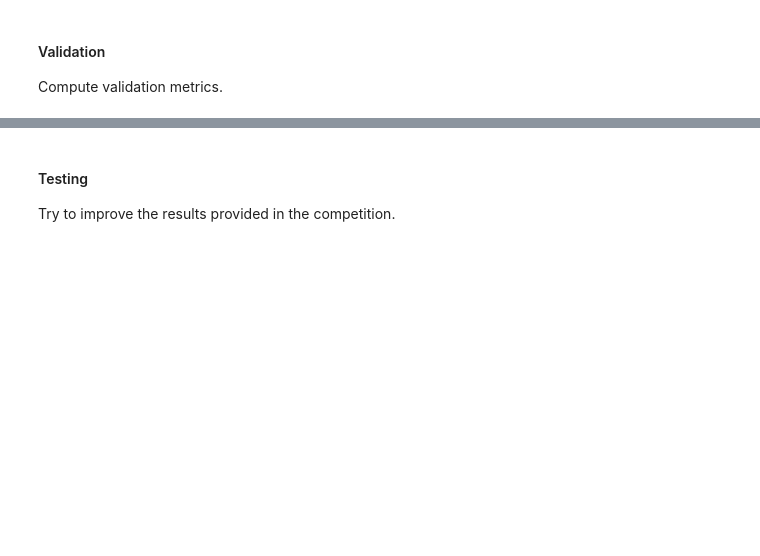
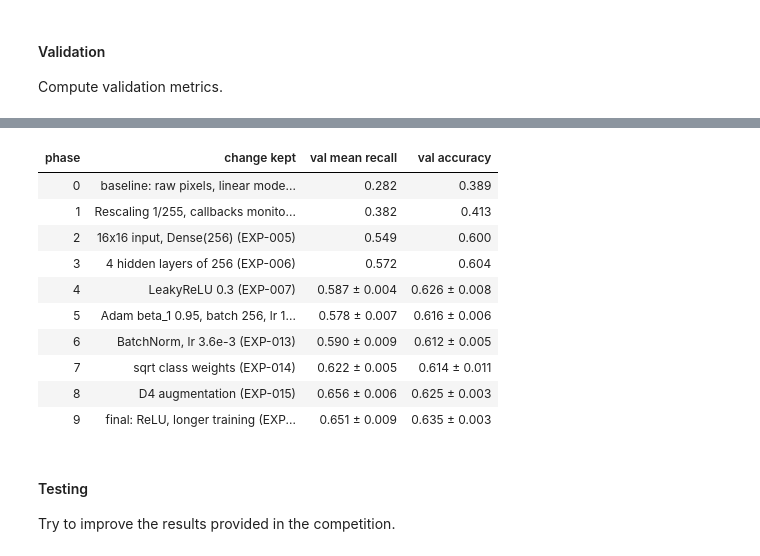
Before and after one commit to alexsierra45/image-recognition, a Jupyter notebook: ffNN_example.ipynb, the cells around one changed output, grey strips where cells are left out. Cells and saved outputs as stored; diff of their text form; code cells hidden in the pictures; blank space fills up the shorter version.

```diff
--- a/ffNN_example.ipynb
+++ b/ffNN_example.ipynb
@@ -346,3 +401,32 @@ print(summary)
+# %%
+import pandas as pd
+
+# Validation results after each phase (mean ± std over 3 seeds from phase 5 on), from experiments/experiments.csv
+progress = pd.DataFrame([
+    ('0', 'baseline: raw pixels, linear model (EXP-001)', '0.282', '0.389'),
+    ('1', 'Rescaling 1/255, callbacks monitoring mean recall (EXP-003)', '0.382', '0.413'),
+    ('2', '16x16 input, Dense(256) (EXP-005)', '0.549', '0.600'),
+    ('3', '4 hidden layers of 256 (EXP-006)', '0.572', '0.604'),
+    ('4', 'LeakyReLU 0.3 (EXP-007)', '0.587 ± 0.004', '0.626 ± 0.008'),
+    ('5', 'Adam beta_1 0.95, batch 256, lr 1.2e-3 (EXP-010)', '0.578 ± 0.007', '0.616 ± 0.006'),
+    ('6', 'BatchNorm, lr 3.6e-3 (EXP-013)', '0.590 ± 0.009', '0.612 ± 0.005'),
+    ('7', 'sqrt class weights (EXP-014)', '0.622 ± 0.005', '0.614 ± 0.011'),
+    ('8', 'D4 augmentation (EXP-015)', '0.656 ± 0.006', '0.625 ± 0.003'),
+    ('9', 'final: ReLU, longer training (EXP-018)', '0.651 ± 0.009', '0.635 ± 0.003')
+], columns=['phase', 'change kept', 'val mean recall', 'val accuracy'])
+progress.style.hide(axis='index')
+# %% [output]
+| phase | change kept | val mean recall | val accuracy |
+| 0 | baseline: raw pixels, linear mode... | 0.282 | 0.389 |
+| 1 | Rescaling 1/255, callbacks monito... | 0.382 | 0.413 |
+| 2 | 16x16 input, Dense(256) (EXP-005) | 0.549 | 0.600 |
+| 3 | 4 hidden layers of 256 (EXP-006) | 0.572 | 0.604 |
+| 4 | LeakyReLU 0.3 (EXP-007) | 0.587 ± 0.004 | 0.626 ± 0.008 |
+| 5 | Adam beta_1 0.95, batch 256, lr 1... | 0.578 ± 0.007 | 0.616 ± 0.006 |
+| 6 | BatchNorm, lr 3.6e-3 (EXP-013) | 0.590 ± 0.009 | 0.612 ± 0.005 |
+| 7 | sqrt class weights (EXP-014) | 0.622 ± 0.005 | 0.614 ± 0.011 |
+| 8 | D4 augmentation (EXP-015) | 0.656 ± 0.006 | 0.625 ± 0.003 |
+| 9 | final: ReLU, longer training (EXP... | 0.651 ± 0.009 | 0.635 ± 0.003 |
 # %% [markdown]
 #### Testing
 Try to improve the results provided in the competition.
```
Also changed, not shown: parts of 26 cells of this notebook, 53 other files.
